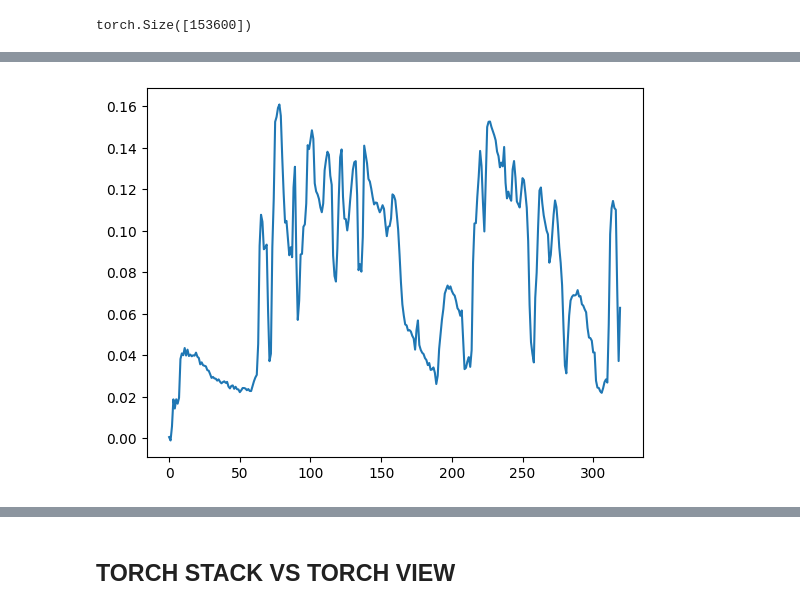
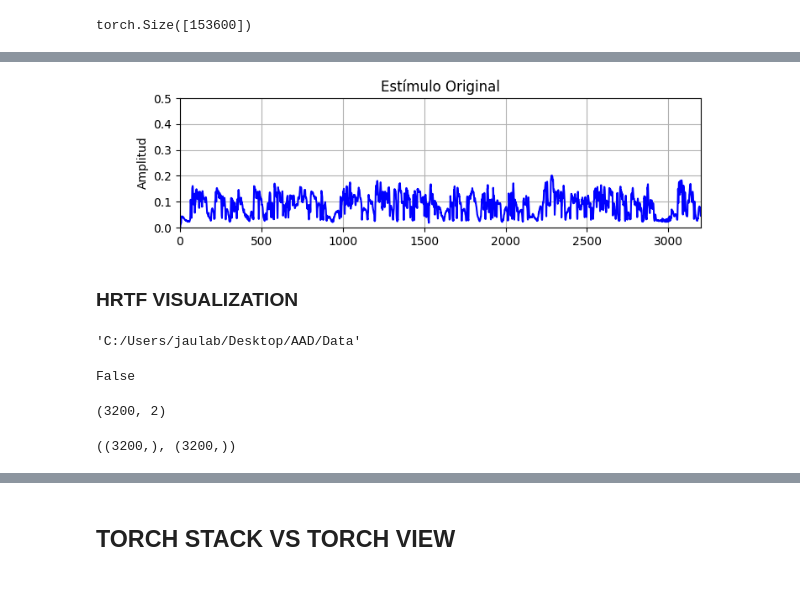
Before and after one commit to garcesote/deepAAD_project, a Jupyter notebook: notebooks/play.ipynb, the cells around one changed output, grey strips where cells are left out. Drawn from its saved outputs; the diff is of its cells as text; code cells hidden in the pictures.

```diff
--- a/notebooks/play.ipynb
+++ b/notebooks/play.ipynb
@@ -464,7 +466,23 @@ tensor([ 0.0005, -0.0011,  0.0056,  0.0187,  0.0143,  0.0188,  0.0166,  0.0195,
-# %%
-samples = 320 #5s
-x = np.arange(samples)
-plt.plot(x, envelope[:samples])
-plt.show()
-# %% [output]
-[figure, removed]
+# %%
+# Representar envolvente derecha
+plt.figure(figsize=(8, 2))
+plt.plot(envelope, color='Blue')
+plt.title('Estímulo Original')
+plt.xlabel('Muestras')
+plt.ylabel('Amplitud')
+plt.xlim([0, 50*64])
+plt.ylim([0, 0.5])
+plt.grid()
+plt.show()
+# %% [output]
+[figure, added]
+# %% [markdown]
+### HRTF VISUALIZATION
+# %%
+global_data_path
+# %% [output]
+'C:/Users/jaulab/Desktop/AAD/Data'
+# %%
+os.path.exists(os.path.join(global_data_path, 'Fulsang_2017', 'HRTFs', subj+'_hrtf.mat'))
+# %% [output]
+False
@@ -470,0 +493,11 @@ plt.show()
+# %%
+att_wav = data['wavs'][:,0][0]['wavB'][0,0]
+att_wav.shape
+# %% [output]
+(3200, 2)
+# %%
+env_L = att_wav[:,0]
+env_R = att_wav[:,1]
+env_L.shape, env_R.shape
+# %% [output]
+((3200,), (3200,))
```
Also changed, not shown: parts of 7 cells of this notebook, 5 other files.
